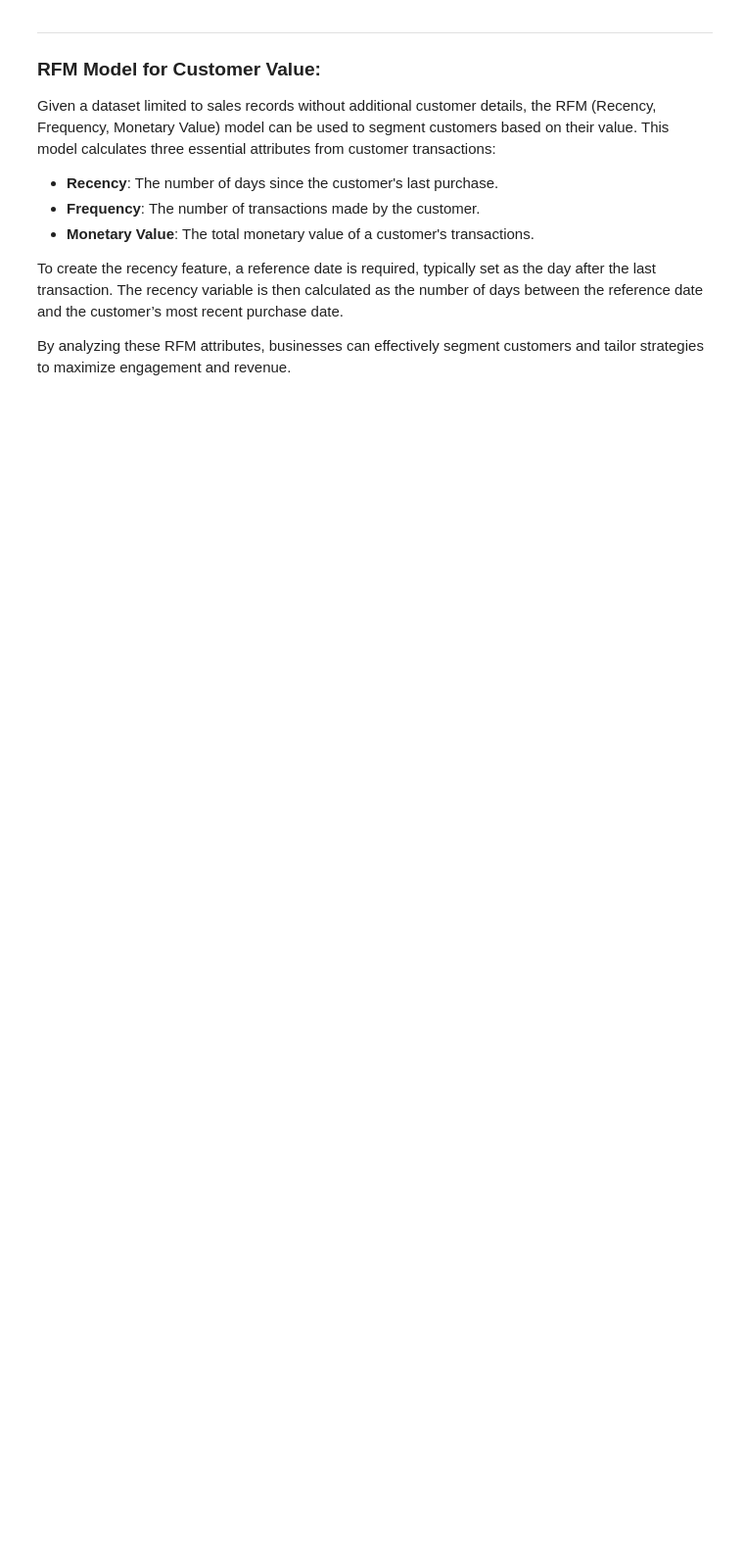
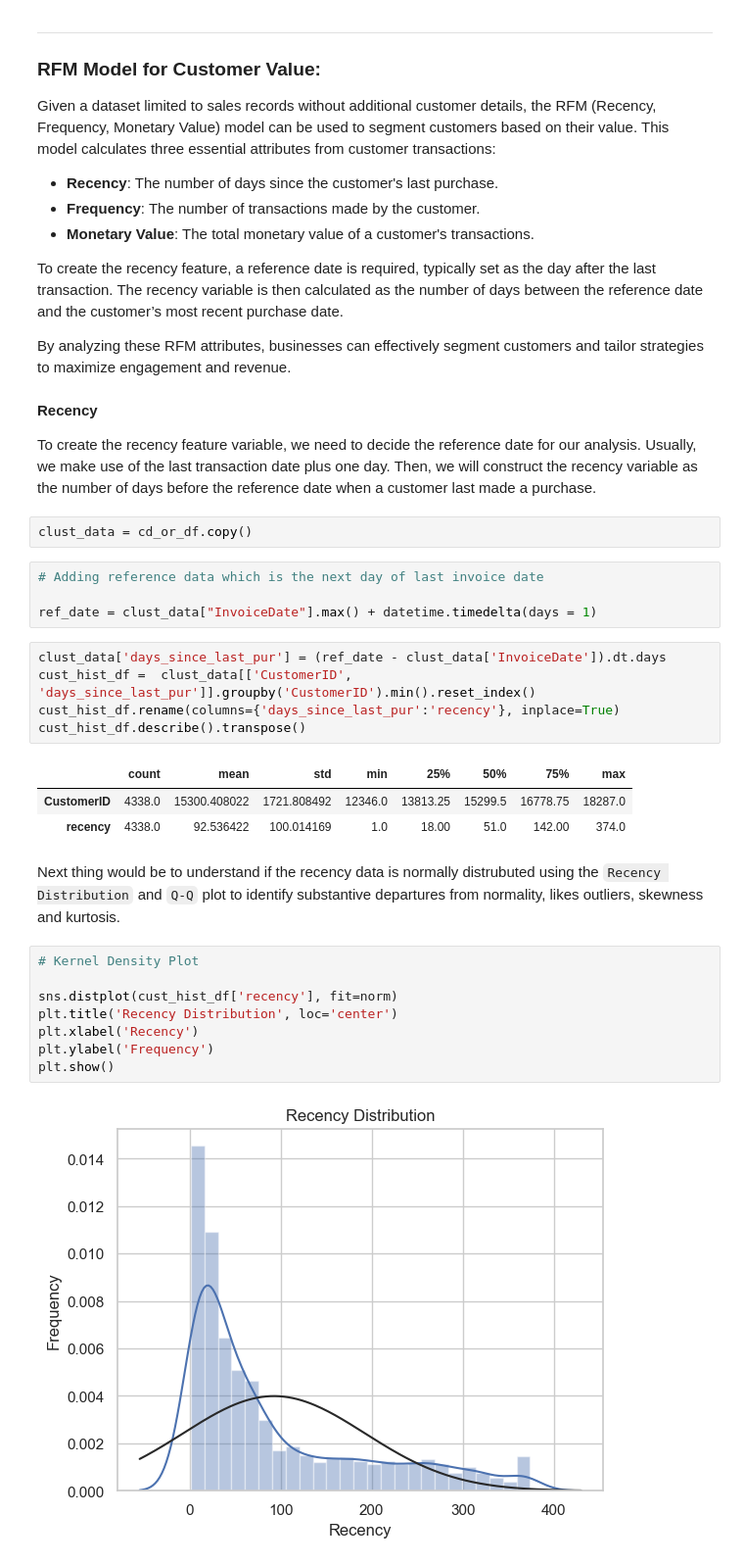
Before and after one commit to bharath03-a/CustomerSegmentationMarketAnalysis, a Jupyter notebook: notebooks/01_customer_segmention_techniques.ipynb, the cells around one changed output. Shown at 98% size. Cells and saved outputs as stored; diff of their text form; blank space fills up the shorter version.

```diff
--- a/notebooks/01_customer_segmention_techniques.ipynb
+++ b/notebooks/01_customer_segmention_techniques.ipynb
@@ -616,3 +620,34 @@ Given a dataset limited to sales records without additional customer details, th
 To create the recency feature, a reference date is required, typically set as the day after the last transaction. The recency variable is then calculated as the number of days between the reference date and the customer’s most recent purchase date.
 
 By analyzing these RFM attributes, businesses can effectively segment customers and tailor strategies to maximize engagement and revenue.
+# %% [markdown]
+**Recency**
+
+To create the recency feature variable, we need to decide the reference date for our analysis. Usually, we make use of the last transaction date plus one day. Then, we will construct the recency variable as the number of days before the reference date when a customer last made a purchase.
+# %%
+clust_data = cd_or_df.copy()
+# %%
+# Adding reference data which is the next day of last invoice date
+
+ref_date = clust_data["InvoiceDate"].max() + datetime.timedelta(days = 1)
+# %%
+clust_data['days_since_last_pur'] = (ref_date - clust_data['InvoiceDate']).dt.days
+cust_hist_df =  clust_data[['CustomerID', 'days_since_last_pur']].groupby('CustomerID').min().reset_index()
+cust_hist_df.rename(columns={'days_since_last_pur':'recency'}, inplace=True)
+cust_hist_df.describe().transpose()
+# %% [output]
+|  | count | mean | std | min | 25% | 50% | 75% | max |
+| CustomerID | 4338.0 | 15300.408022 | 1721.808492 | 12346.0 | 13813.25 | 15299.5 | 16778.75 | 18287.0 |
+| recency | 4338.0 | 92.536422 | 100.014169 | 1.0 | 18.00 | 51.0 | 142.00 | 374.0 |
+# %% [markdown]
+Next thing would be to understand if the recency data is normally distrubuted using the `Recency Distribution` and `Q-Q` plot to identify substantive departures from normality, likes outliers, skewness and kurtosis.
+# %%
+# Kernel Density Plot
+
+sns.distplot(cust_hist_df['recency'], fit=norm)
+plt.title('Recency Distribution', loc='center')
+plt.xlabel('Recency')
+plt.ylabel('Frequency')
+plt.show()
+# %% [output]
+[figure, added]
```
Also changed, not shown: parts of 19 cells of this notebook.
